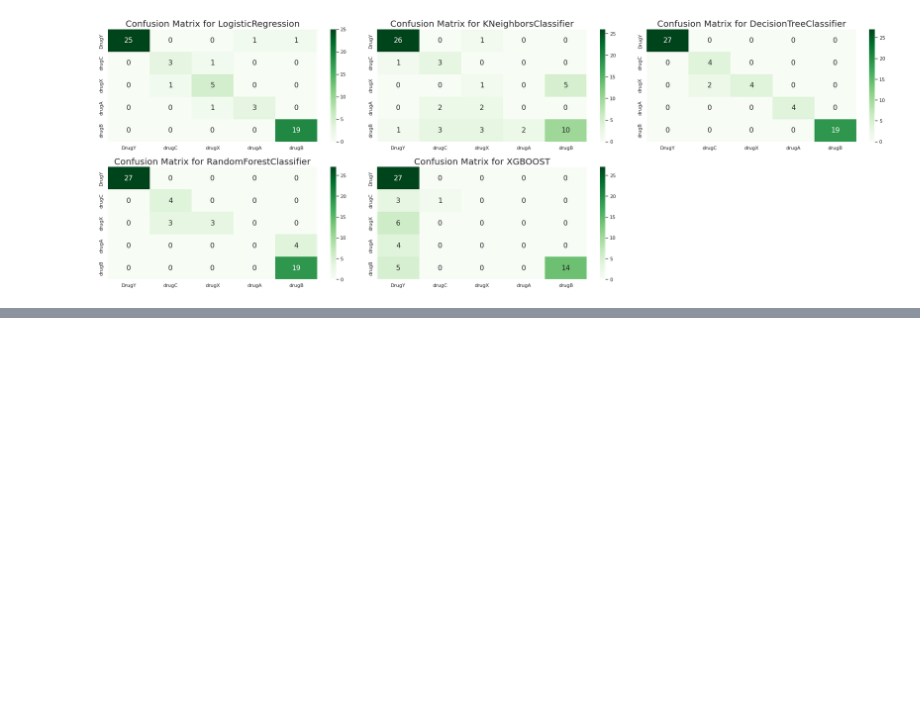
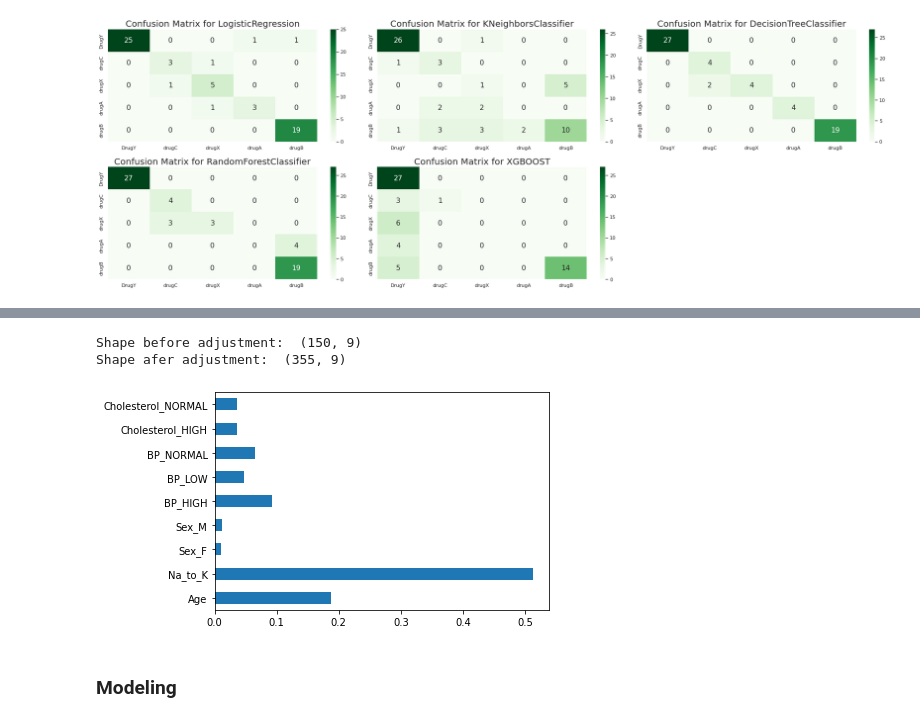
Before and after one commit to dsankush/Drug-Analysis, a Jupyter notebook: Drug_Analysis.ipynb, the cells around one changed output, grey strips where cells are left out. Cells and saved outputs as stored; diff of their text form; code cells hidden in the pictures; blank space fills up the shorter version.

```diff
--- a/Drug_Analysis.ipynb
+++ b/Drug_Analysis.ipynb
@@ -1433,0 +1425,8 @@ drugB      5      0      0      0     14
+# %%
+from sklearn.model_selection import train_test_split
+from sklearn.preprocessing import LabelEncoder
+Y=data['Drug']
+X=data.drop(['Drug'],axis=1)
+X=pd.get_dummies(X)
+X_train, X_test, Y_train, Y_test = train_test_split(X, Y, test_size=0.25, random_state=42)
+Y_train
@@ -1433,0 +1461,6 @@ drugB      5      0      0      0     14
+# %%
+le = LabelEncoder()
+le.fit(Y)
+Y_new = le.transform(Y)
+df = pd.DataFrame({"Y":Y,"Y_new":Y_new}).drop_duplicates()
+df
@@ -1433,0 +1490,10 @@ drugB      5      0      0      0     14
+# %%
+from imblearn.over_sampling import SMOTE
+oversample = SMOTE()
+print("Shape before adjustment: ", X_train.shape)
+X_train, Y_train = oversample.fit_resample(X_train, Y_train)
+X_test, Y_test = oversample.fit_resample(X_train, Y_train)
+print("Shape afer adjustment: ", X_train.shape)
+# %% [output]
+Shape before adjustment:  (150, 9)
+Shape afer adjustment:  (355, 9)
@@ -1433,0 +1510,11 @@ drugB      5      0      0      0     14
+# %%
+### Feature Importance
+model = ExtraTreesClassifier()
+model.fit(X,Y)
+feat_importances = pd.Series(model.feature_importances_, index=X.columns)
+feat_importances.plot(kind='barh')
+plt.show()
+# %% [output]
+[figure, added]
+# %% [markdown]
+### Modeling
```
Also changed, not shown: parts of 19 cells of this notebook.
